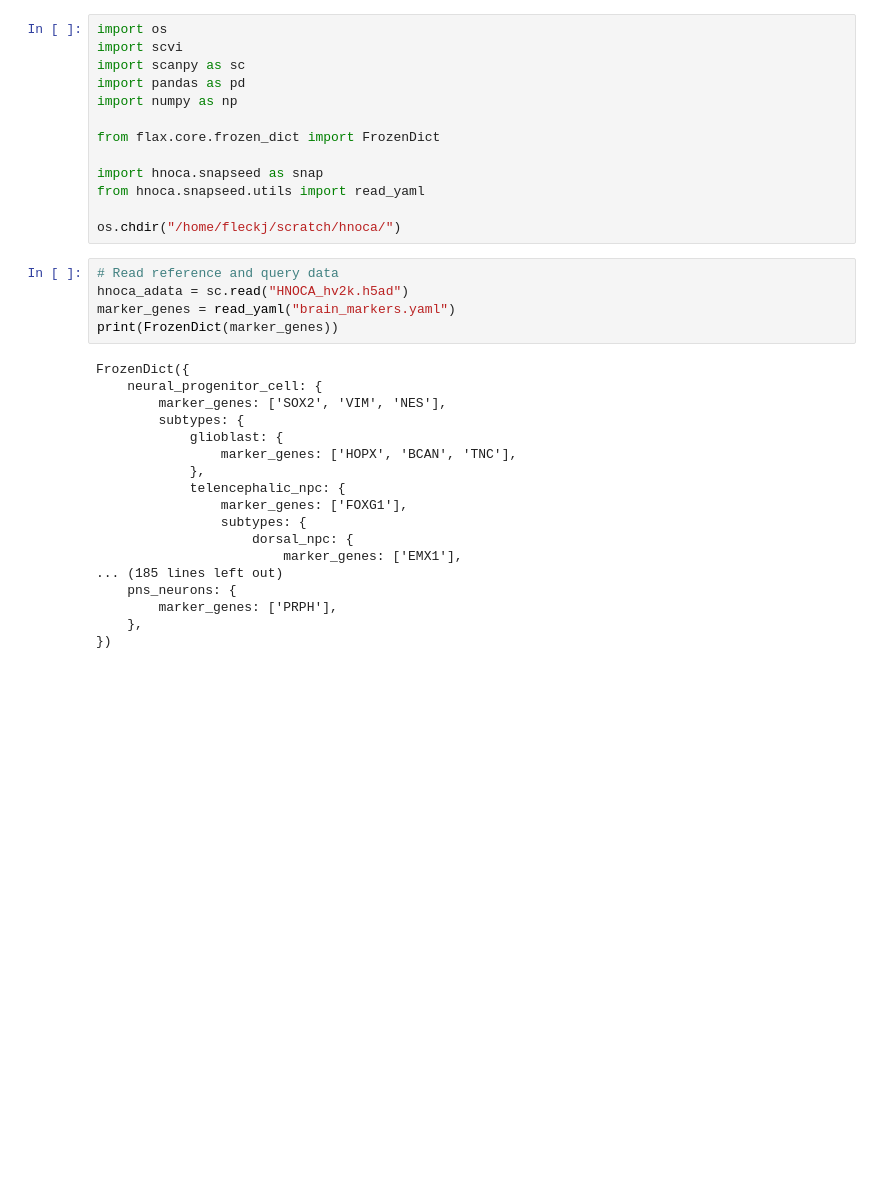
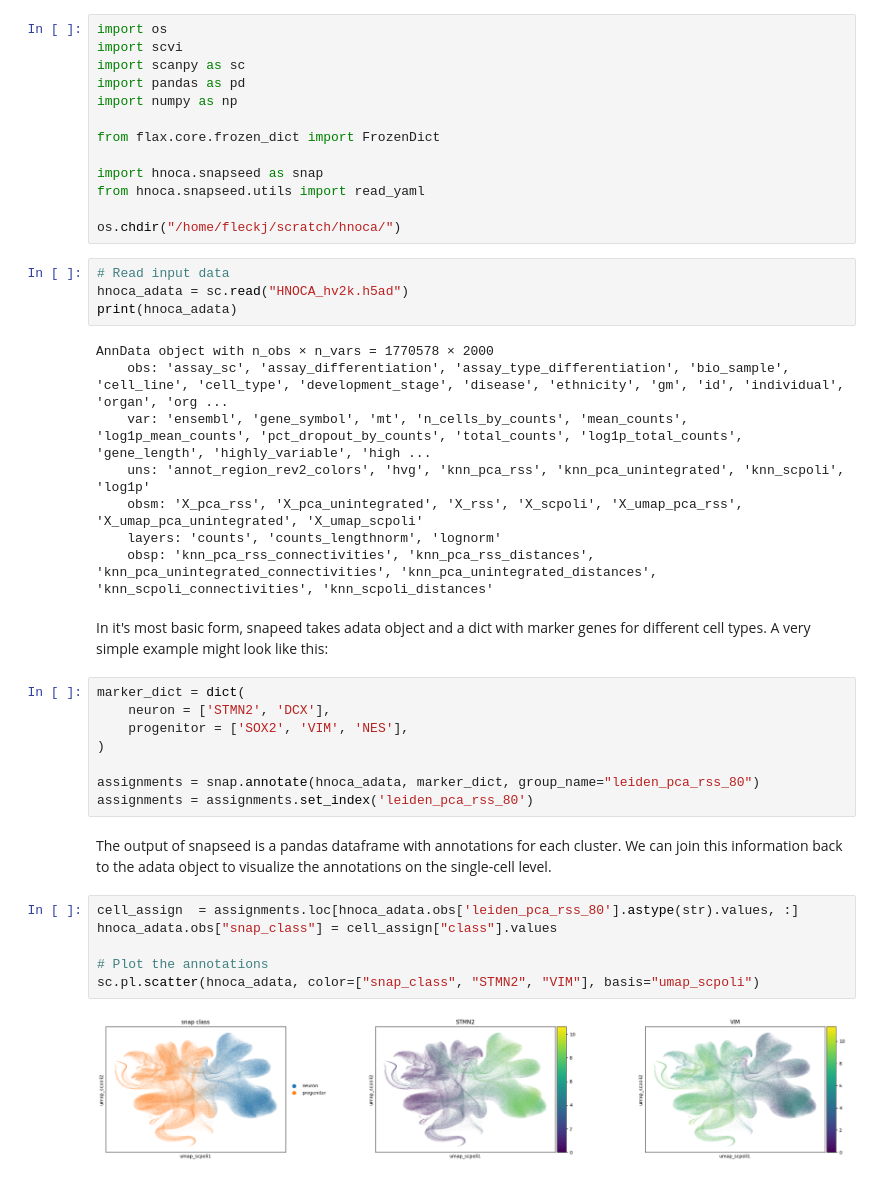
Before and after one commit to devsystemslab/HNOCA-tools, a Jupyter notebook: site/vignettes/annotation.ipynb, the cells around one changed output. Saved outputs shown, nothing was run; the diff lists cells and outputs as text; blank space fills up the shorter version.

Commit message:
docs: update annotation vignette

```diff
--- a/site/vignettes/annotation.ipynb
+++ b/site/vignettes/annotation.ipynb
@@ -14,25 +19,34 @@ from hnoca.snapseed.utils import read_yaml
 
 os.chdir("/home/fleckj/scratch/hnoca/")
 # %%
-# Read reference and query data
+# Read input data
 hnoca_adata = sc.read("HNOCA_hv2k.h5ad")
-marker_genes = read_yaml("brain_markers.yaml")
-print(FrozenDict(marker_genes))
+print(hnoca_adata)
 # %% [output]
-FrozenDict({
-    neural_progenitor_cell: {
-        marker_genes: ['SOX2', 'VIM', 'NES'],
-        subtypes: {
-            glioblast: {
-                marker_genes: ['HOPX', 'BCAN', 'TNC'],
-            },
-            telencephalic_npc: {
-                marker_genes: ['FOXG1'],
-                subtypes: {
-                    dorsal_npc: {
-                        marker_genes: ['EMX1'],
-... (185 lines left out)
-    pns_neurons: {
-        marker_genes: ['PRPH'],
-    },
-})
+AnnData object with n_obs × n_vars = 1770578 × 2000
+    obs: 'assay_sc', 'assay_differentiation', 'assay_type_differentiation', 'bio_sample', 'cell_line', 'cell_type', 'development_stage', 'disease', 'ethnicity', 'gm', 'id', 'individual', 'organ', 'org ...
+    var: 'ensembl', 'gene_symbol', 'mt', 'n_cells_by_counts', 'mean_counts', 'log1p_mean_counts', 'pct_dropout_by_counts', 'total_counts', 'log1p_total_counts', 'gene_length', 'highly_variable', 'high ...
+    uns: 'annot_region_rev2_colors', 'hvg', 'knn_pca_rss', 'knn_pca_unintegrated', 'knn_scpoli', 'log1p'
+    obsm: 'X_pca_rss', 'X_pca_unintegrated', 'X_rss', 'X_scpoli', 'X_umap_pca_rss', 'X_umap_pca_unintegrated', 'X_umap_scpoli'
+    layers: 'counts', 'counts_lengthnorm', 'lognorm'
+    obsp: 'knn_pca_rss_connectivities', 'knn_pca_rss_distances', 'knn_pca_unintegrated_connectivities', 'knn_pca_unintegrated_distances', 'knn_scpoli_connectivities', 'knn_scpoli_distances'
+# %% [markdown]
+In it's most basic form, snapeed takes adata object and a dict with marker genes for different cell types. A very simple example might look like this:
+# %%
+marker_dict = dict(
+    neuron = ['STMN2', 'DCX'],
+    progenitor = ['SOX2', 'VIM', 'NES'],
+)
+
+assignments = snap.annotate(hnoca_adata, marker_dict, group_name="leiden_pca_rss_80")
+assignments = assignments.set_index('leiden_pca_rss_80')
+# %% [markdown]
+The output of snapseed is a pandas dataframe with annotations for each cluster. We can join this information back to the adata object to visualize the annotations on the single-cell level.
+# %%
+cell_assign  = assignments.loc[hnoca_adata.obs['leiden_pca_rss_80'].astype(str).values, :]
+hnoca_adata.obs["snap_class"] = cell_assign["class"].values
+
+# Plot the annotations
+sc.pl.scatter(hnoca_adata, color=["snap_class", "STMN2", "VIM"], basis="umap_scpoli")
+# %% [output]
+[figure, added]
```
Also changed, not shown: parts of 4 cells of this notebook.
